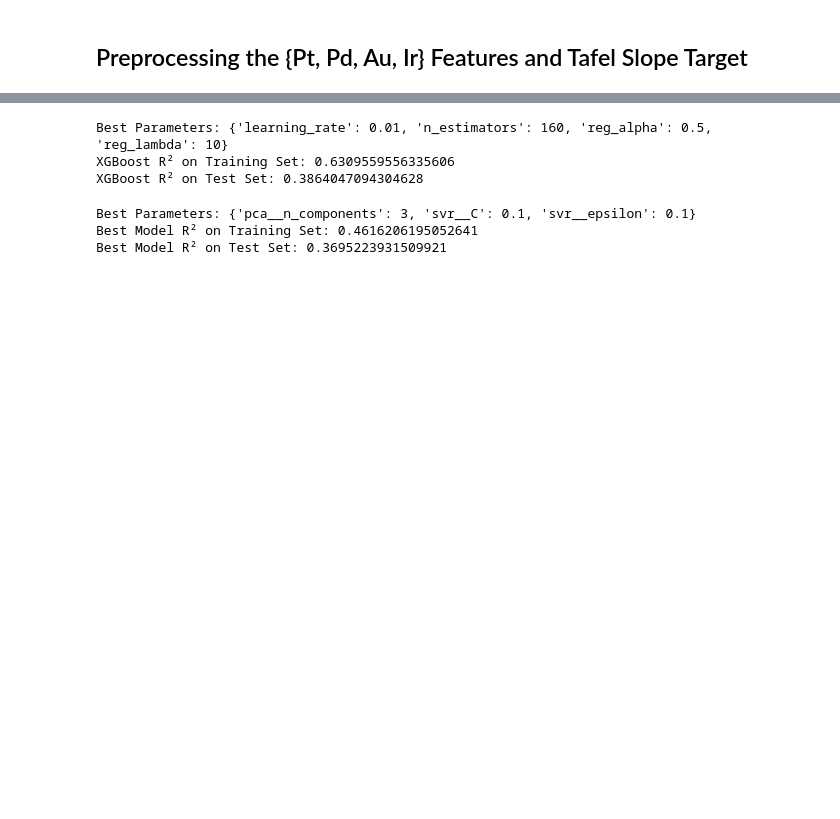
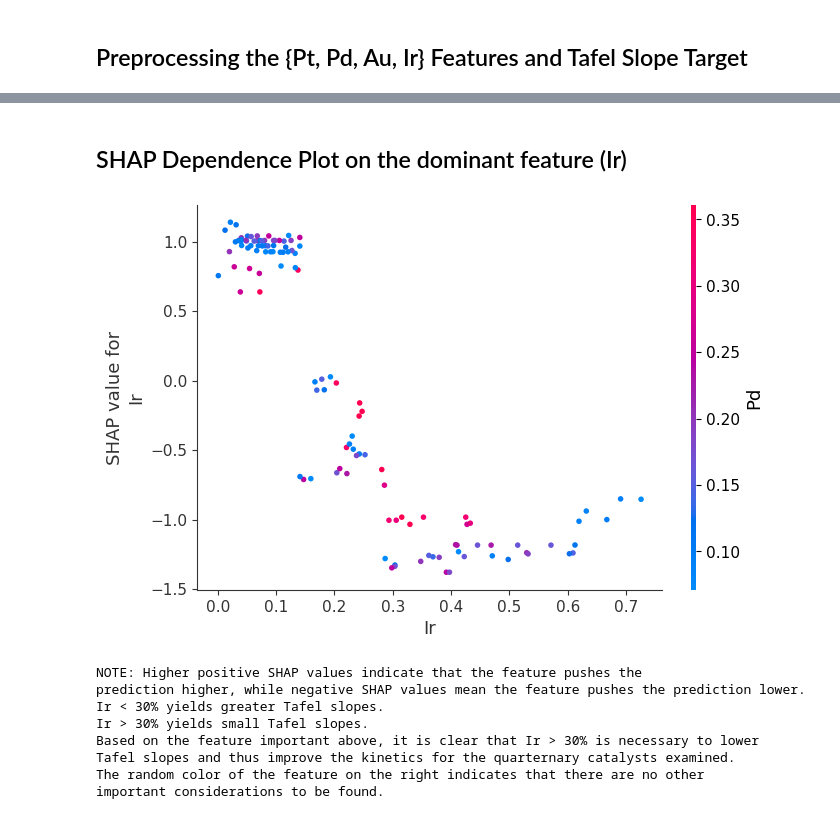
Before and after one commit to jdmazz/OER-ML-paper, a Jupyter notebook: ml_tafel.ipynb, the cells around one changed output, grey strips where cells are left out. Saved outputs shown, nothing was run; the diff lists cells and outputs as text; code cells hidden in the pictures; blank space fills up the shorter version.

```diff
--- a/ml_tafel.ipynb
+++ b/ml_tafel.ipynb
@@ -135,41 +127,24 @@ Gradient Boosting R² on Test Set: 0.4010137273880525
-# %%
-xgb = XGBRegressor(random_state=42)
-param_grid = {
-    'n_estimators': list(range(100, 300, 20)),
-    'learning_rate': [0.01, 0.05, 0.1],
-    'reg_alpha': [0, 0.1, 0.5],  # L1 regularization
-    'reg_lambda': [1, 5, 10]     # L2 regularization
-}
-grid_search = GridSearchCV(estimator=xgb, param_grid=param_grid, cv=10, scoring='r2', n_jobs=-1)
-grid_search.fit(X_train, y_train)
-print("Best Parameters:", grid_search.best_params_)
-best_xgb = grid_search.best_estimator_
-print("XGBoost R² on Training Set:", r2_score(y_train, best_xgb.predict(X_train)))
-print("XGBoost R² on Test Set:", r2_score(y_test, best_xgb.predict(X_test)))
-# %% [output]
-Best Parameters: {'learning_rate': 0.01, 'n_estimators': 160, 'reg_alpha': 0.5, 'reg_lambda': 10}
-XGBoost R² on Training Set: 0.6309559556335606
-XGBoost R² on Test Set: 0.3864047094304628
-# %%
-#StandardizedData->PCA->SVR
-pipeline = Pipeline([
-    ('pca', PCA(random_state=42)),
-    ('svr', SVR(kernel='rbf'))
-])
-param_grid = {
-    'pca__n_components': [2, 3],
-    'svr__C': [0.1, 1.0, 10, 100], #Regularization parameter
-    'svr__epsilon': [0.01, 0.1, 0.5, 1.0]
-}
-grid_search = GridSearchCV(estimator=pipeline, param_grid=param_grid, cv=10, scoring='r2', n_jobs=-1)
-grid_search.fit(Xs_train, ys_train)
-print("Best Parameters:", grid_search.best_params_)
-best_model = grid_search.best_estimator_
-ys_train_pred = best_model.predict(Xs_train)
-ys_test_pred = best_model.predict(Xs_test)
-print("Best Model R² on Training Set:", r2_score(ys_train, ys_train_pred))
-print("Best Model R² on Test Set:", r2_score(ys_test, ys_test_pred))
-# %% [output]
-Best Parameters: {'pca__n_components': 3, 'svr__C': 0.1, 'svr__epsilon': 0.1}
-Best Model R² on Training Set: 0.4616206195052641
-Best Model R² on Test Set: 0.3695223931509921
+# %% [markdown]
+## SHAP Dependence Plot on the dominant feature (Ir)
+# %%
+explainer = shap.Explainer(best_gbr, X_train)
+shap_values = explainer(X_train)
+shap.dependence_plot('Ir', shap_values.values, X_train)
+print("""NOTE: Higher positive SHAP values indicate that the feature pushes the
+prediction higher, while negative SHAP values mean the feature pushes the prediction lower.
+Ir < 30% yields greater Tafel slopes.
+Ir > 30% yields small Tafel slopes.
+Based on the feature important above, it is clear that Ir > 30% is necessary to lower
+Tafel slopes and thus improve the kinetics for the quarternary catalysts examined.
+The random color of the feature on the right indicates that there are no other
+important considerations to be found.""")
+# %% [output]
+[figure, added]
+NOTE: Higher positive SHAP values indicate that the feature pushes the
+prediction higher, while negative SHAP values mean the feature pushes the prediction lower.
+Ir < 30% yields greater Tafel slopes.
+Ir > 30% yields small Tafel slopes.
+Based on the feature important above, it is clear that Ir > 30% is necessary to lower
+Tafel slopes and thus improve the kinetics for the quarternary catalysts examined.
+The random color of the feature on the right indicates that there are no other
+important considerations to be found.
```
Also changed, not shown: parts of 6 cells of this notebook, 1 other file.
